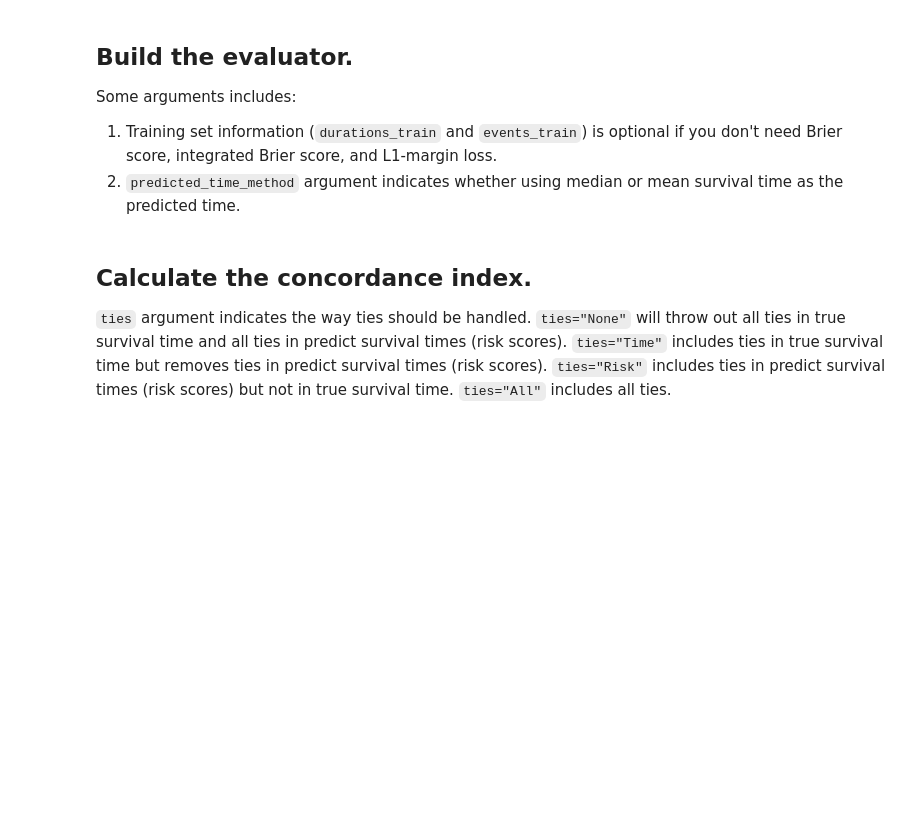
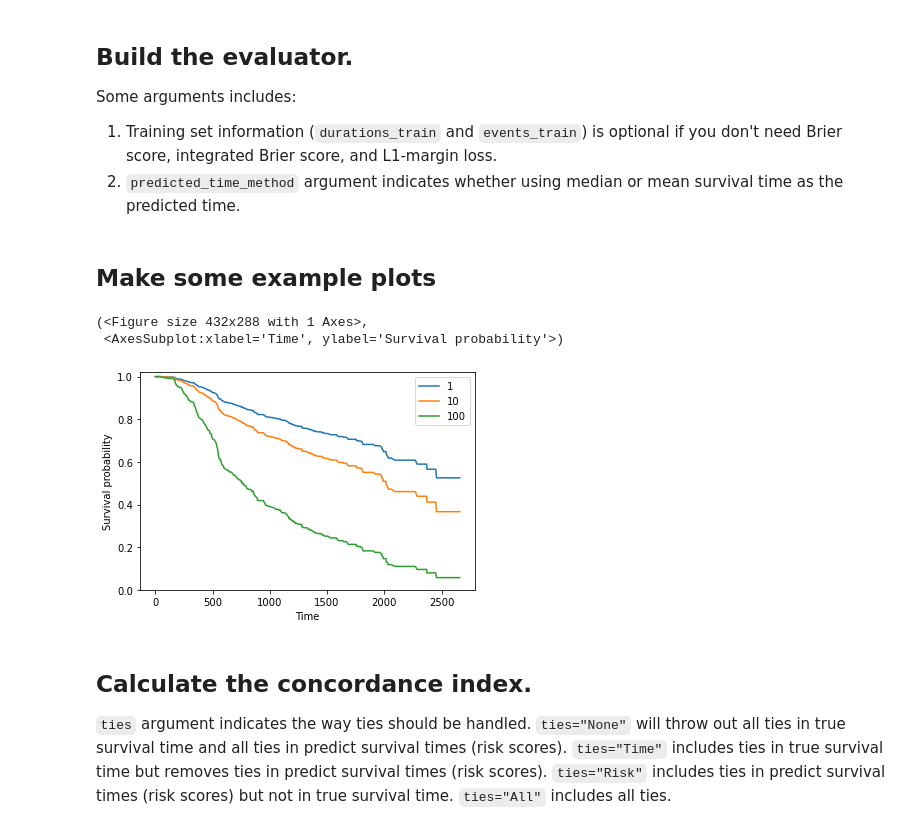
Before and after one commit to shi-ang/SurvivalEVAL, a Jupyter notebook: Examples/Scikit-survival_Example.ipynb, the cells around one changed output. Drawn from its saved outputs; the diff is of its cells as text; code cells hidden in the pictures; blank space fills up the shorter version.

```diff
--- a/Examples/Scikit-survival_Example.ipynb
+++ b/Examples/Scikit-survival_Example.ipynb
@@ -54,6 +54,14 @@ Some arguments includes:
 2. `predicted_time_method` argument indicates whether using median or mean survival time as the predicted time.
 # %%
 eval = ScikitSurvivalEvaluator(survs, test_event_times, test_event_indicators, train_event_times, train_event_indicators, predict_time_method="Median")
+# %% [markdown]
+## Make some example plots
+# %%
+eval.plot_survival_curves([1, 10, 100])
+# %% [output]
+(<Figure size 432x288 with 1 Axes>,
+ <AxesSubplot:xlabel='Time', ylabel='Survival probability'>)
+[figure, added]
 # %% [markdown]
 ## Calculate the concordance index.
 `ties` argument indicates the way ties should be handled.
```
Also changed, not shown: 9 other files.
